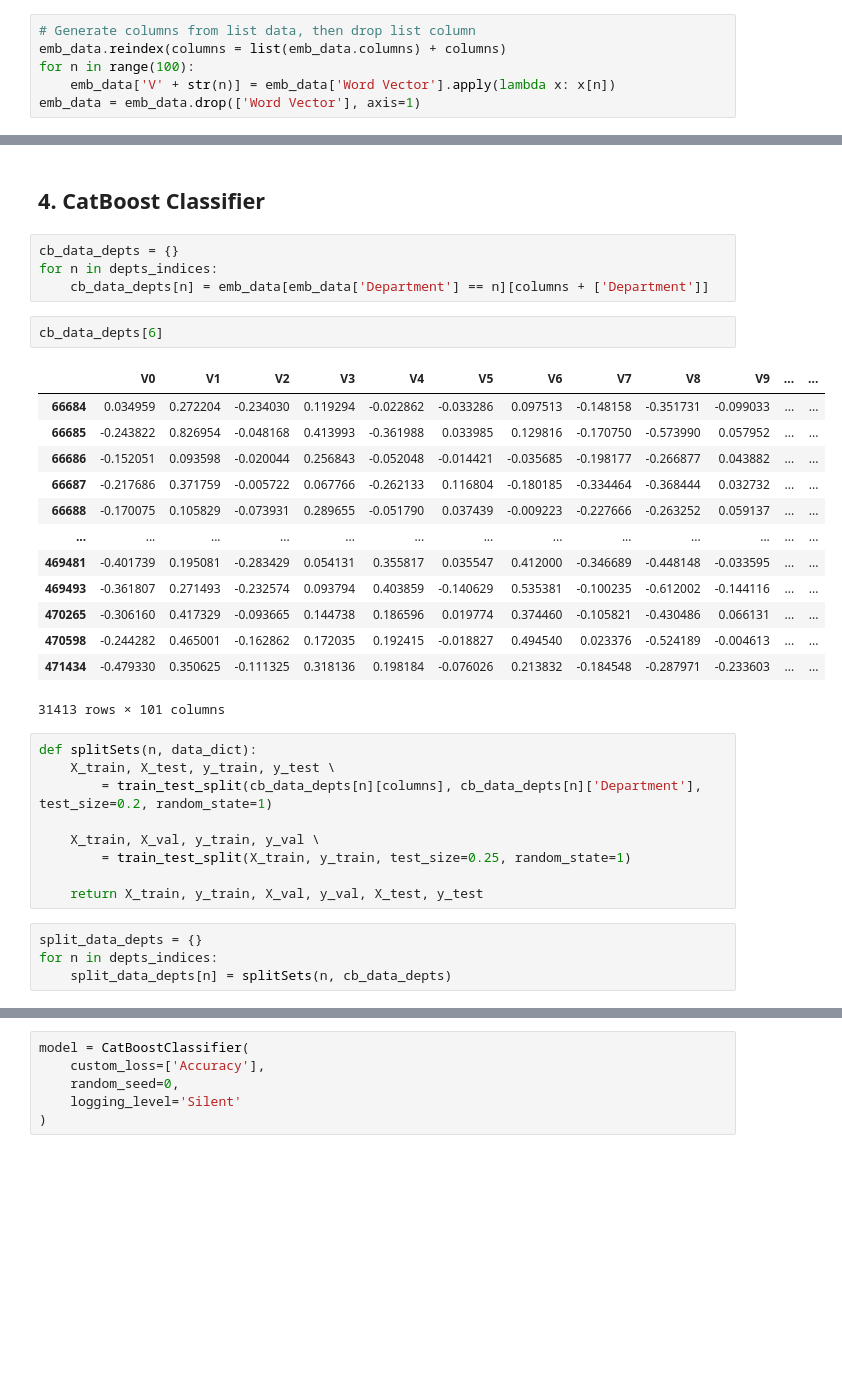
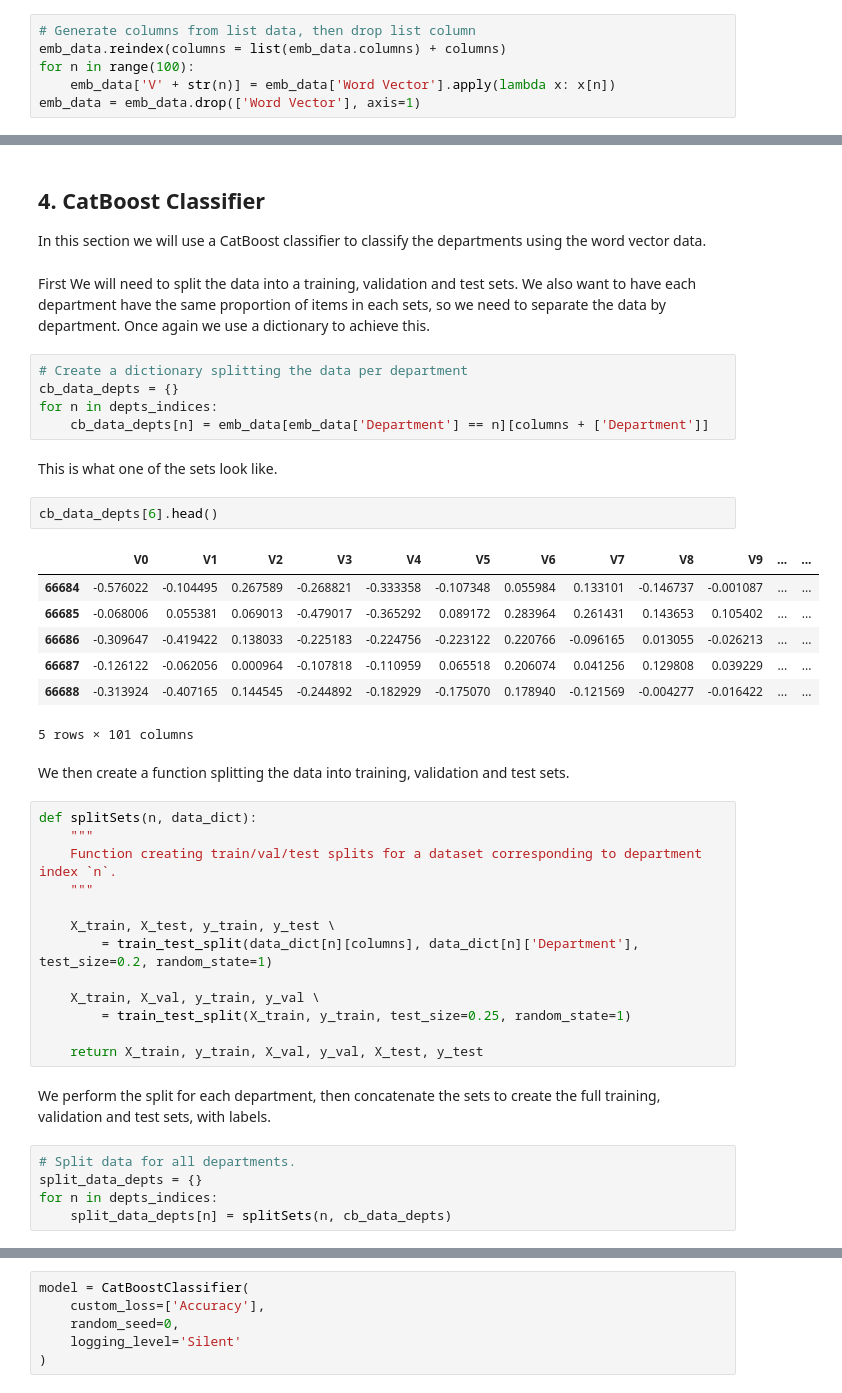
Before and after one commit to lchar/MetMuseum, a Jupyter notebook: MetMuseum-word2vec.ipynb, the cells around one changed output, grey strips where cells are left out. Cells and saved outputs as stored; diff of their text form; blank space fills up the shorter version.

Commit message:
More markdowns and began per department results breakdown

```diff
--- a/MetMuseum-word2vec.ipynb
+++ b/MetMuseum-word2vec.ipynb
@@ -274,36 +274,46 @@ emb_data.head()
 5 rows × 103 columns
-# %% [markdown]
-## 4. CatBoost Classifier
+# %% [markdown]
+## 4. CatBoost Classifier
+
+In this section we will use a CatBoost classifier to classify the departments using the word vector data.
+# %% [markdown]
+First We will need to split the data into a training, validation and test sets. We also want to have each department have the same proportion of items in each sets, so we need to separate the data by department. Once again we use a dictionary to achieve this.
 # %%
+# Create a dictionary splitting the data per department
 cb_data_depts = {}
 for n in depts_indices:
     cb_data_depts[n] = emb_data[emb_data['Department'] == n][columns + ['Department']]
+# %% [markdown]
+This is what one of the sets look like.
 # %%
-cb_data_depts[6]
+cb_data_depts[6].head()
 # %% [output]
 |  | V0 | V1 | V2 | V3 | V4 | V5 | V6 | V7 | V8 | V9 | ... | ... |
-| 66684 | 0.034959 | 0.272204 | -0.234030 | 0.119294 | -0.022862 | -0.033286 | 0.097513 | -0.148158 | -0.351731 | -0.099033 | ... | ... |
-| 66685 | -0.243822 | 0.826954 | -0.048168 | 0.413993 | -0.361988 | 0.033985 | 0.129816 | -0.170750 | -0.573990 | 0.057952 | ... | ... |
-| 66686 | -0.152051 | 0.093598 | -0.020044 | 0.256843 | -0.052048 | -0.014421 | -0.035685 | -0.198177 | -0.266877 | 0.043882 | ... | ... |
-| 66687 | -0.217686 | 0.371759 | -0.005722 | 0.067766 | -0.262133 | 0.116804 | -0.180185 | -0.334464 | -0.368444 | 0.032732 | ... | ... |
-| 66688 | -0.170075 | 0.105829 | -0.073931 | 0.289655 | -0.051790 | 0.037439 | -0.009223 | -0.227666 | -0.263252 | 0.059137 | ... | ... |
-| ... | ... | ... | ... | ... | ... | ... | ... | ... | ... | ... | ... | ... |
-| 469481 | -0.401739 | 0.195081 | -0.283429 | 0.054131 | 0.355817 | 0.035547 | 0.412000 | -0.346689 | -0.448148 | -0.033595 | ... | ... |
-| 469493 | -0.361807 | 0.271493 | -0.232574 | 0.093794 | 0.403859 | -0.140629 | 0.535381 | -0.100235 | -0.612002 | -0.144116 | ... | ... |
-| 470265 | -0.306160 | 0.417329 | -0.093665 | 0.144738 | 0.186596 | 0.019774 | 0.374460 | -0.105821 | -0.430486 | 0.066131 | ... | ... |
-| 470598 | -0.244282 | 0.465001 | -0.162862 | 0.172035 | 0.192415 | -0.018827 | 0.494540 | 0.023376 | -0.524189 | -0.004613 | ... | ... |
-| 471434 | -0.479330 | 0.350625 | -0.111325 | 0.318136 | 0.198184 | -0.076026 | 0.213832 | -0.184548 | -0.287971 | -0.233603 | ... | ... |
+| 66684 | -0.576022 | -0.104495 | 0.267589 | -0.268821 | -0.333358 | -0.107348 | 0.055984 | 0.133101 | -0.146737 | -0.001087 | ... | ... |
+| 66685 | -0.068006 | 0.055381 | 0.069013 | -0.479017 | -0.365292 | 0.089172 | 0.283964 | 0.261431 | 0.143653 | 0.105402 | ... | ... |
+| 66686 | -0.309647 | -0.419422 | 0.138033 | -0.225183 | -0.224756 | -0.223122 | 0.220766 | -0.096165 | 0.013055 | -0.026213 | ... | ... |
+| 66687 | -0.126122 | -0.062056 | 0.000964 | -0.107818 | -0.110959 | 0.065518 | 0.206074 | 0.041256 | 0.129808 | 0.039229 | ... | ... |
+| 66688 | -0.313924 | -0.407165 | 0.144545 | -0.244892 | -0.182929 | -0.175070 | 0.178940 | -0.121569 | -0.004277 | -0.016422 | ... | ... |
-31413 rows × 101 columns
+5 rows × 101 columns
+# %% [markdown]
+We then create a function splitting the data into training, validation and test sets.
 # %%
 def splitSets(n, data_dict):
+    """
+    Function creating train/val/test splits for a dataset corresponding to department index `n`.
+    """
+
     X_train, X_test, y_train, y_test \
-        = train_test_split(cb_data_depts[n][columns], cb_data_depts[n]['Department'], test_size=0.2, random_state=1)
+        = train_test_split(data_dict[n][columns], data_dict[n]['Department'], test_size=0.2, random_state=1)
 
     X_train, X_val, y_train, y_val \
         = train_test_split(X_train, y_train, test_size=0.25, random_state=1)
 
     return X_train, y_train, X_val, y_val, X_test, y_test
+# %% [markdown]
+We perform the split for each department, then concatenate the sets to create the full training, validation and test sets, with labels.
 # %%
+# Split data for all departments.
 split_data_depts = {}
 for n in depts_indices:
     split_data_depts[n] = splitSets(n, cb_data_depts)
```
Also changed, not shown: parts of 17 cells of this notebook.
